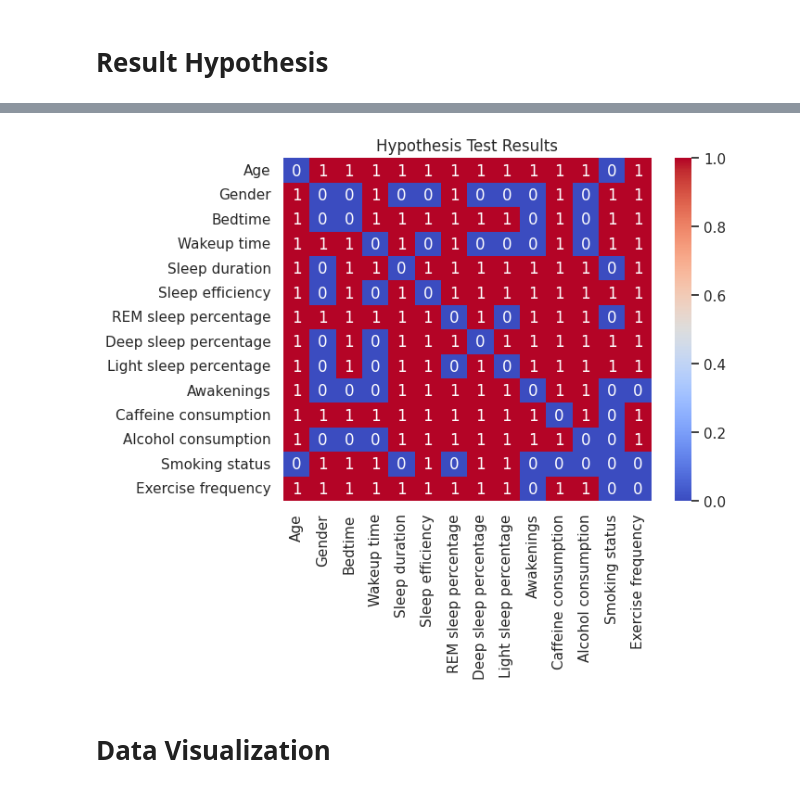
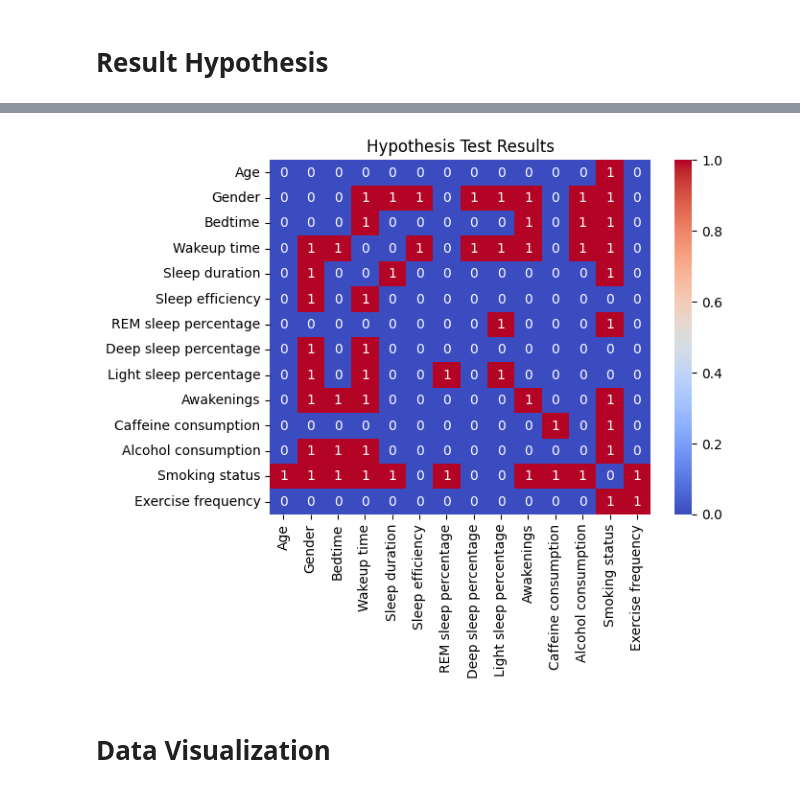
Before and after one commit to GDharan10/Dataset7_SleepEfficiency_KMeans, a Jupyter notebook: Sleep_Efficiency_dataset.ipynb, the cells around one changed output, grey strips where cells are left out. Drawn from its saved outputs; the diff is of its cells as text; code cells hidden in the pictures.

```diff
--- a/Sleep_Efficiency_dataset.ipynb
+++ b/Sleep_Efficiency_dataset.ipynb
@@ -134,10 +136,9 @@ def hypothesisTesting(continuous_columns = [], category_columns = [], sampling_r
       for i in range(40):
         sample=np.random.choice(population,samplesize)
         sample_mean.append(sample.mean())
-      samples_mean = np.mean(sample_mean)
       oneContinesColumn_result[column] = {
-                                          "Population Mean": population_mean.round(3),
-                                          "Sample Means": samples_mean.round(3)
+                                          "Population Mean": population_mean,
+                                          "Sample Means": {np.mean(sample_mean)}
                                           }
 
   #1-Tailed Test
@@ -155,17 +156,21 @@ def hypothesisTesting(continuous_columns = [], category_columns = [], sampling_r
           H0_rejected += 1
 
       if H0_accepted > H0_rejected:
-        oneContinesColumn_result[column].update( {
+          oneContinesColumn_result[column].update( {
                                             "H0_accepted": H0_accepted,
                                             "H0_rejected": H0_rejected,
-                                            "Conclusion": "H0 is accepted. There is no significant effect"
+                                            "Conclusion": "H0 is accepted, Ha is rejected, There is no significant effect"
                                           } )
+          hypothesis_df[column][column] = "There is a relationship"
+
       else:
           oneContinesColumn_result[column].update( {
                                               "H0_accepted": H0_accepted,
                                               "H0_rejected": H0_rejected,
-                                              "Conclusion": "H0 is rejected. There is a significant effect"
+                                              "Conclusion": "H0 is rejected, Ha is accepted, There is a significant effect"
                                               } )
+          hypothesis_df[column][column] = "There is no relationship"
+
 
   #2-Tailed Test
   for i in range(len(continuous_columns) - 1):
@@ -184,12 +189,12 @@ def hypothesisTesting(continuous_columns = [], category_columns = [], sampling_r
 
         if H0_accepted > H0_rejected:
           #H0 is accepted, Ha is rejected, There is no significant effect. "H0_accepted": H0_accepted, "H0_rejected": H0_rejected
-          hypothesis_df[column_1][column_2] = "H0 is accepted"
-          hypothesis_df[column_2][column_1] = "H0 is accepted"
+          hypothesis_df[column_1][column_2] = "There is a relationship"
+          hypothesis_df[column_2][column_1] = "There is a relationship"
         else:
           #H0 is rejected, Ha is accepted, There is a significant effect. "H0_accepted": H0_accepted, "H0_rejected": H0_rejected
-            hypothesis_df[column_1][column_2] = "H0 is rejected"
-            hypothesis_df[column_2][column_1] = "H0 is rejected"
+            hypothesis_df[column_1][column_2] = "There is no relationship"
+            hypothesis_df[column_2][column_1] = "There is no relationship"
 
   #Chi-Square Test
   if category_columns:
@@ -202,12 +207,12 @@ def hypothesisTesting(continuous_columns = [], category_columns = [], sampling_r
 
             if p_value > 0.05:
                 # H0 is accepted, There is no relationship between two columns we're comparing
-                hypothesis_df[column_1][column_2] = "H0 is accepted"
-                hypothesis_df[column_2][column_1] = "H0 is accepted"
+                hypothesis_df[column_1][column_2] = "There is no relationship"
+                hypothesis_df[column_2][column_1] = "There is no relationship"
             else:
                 # H0 is rejected, There is a relationship between two columns we're comparing
-                hypothesis_df[column_1][column_2] = "H0 is rejected"
-                hypothesis_df[column_2][column_1] = "H0 is rejected"
+                hypothesis_df[column_1][column_2] = "There is a relationship"
+                hypothesis_df[column_2][column_1] = "There is a relationship"
 
   #ANOVA
   if continuous_columns and category_columns:
@@ -220,13 +225,13 @@ def hypothesisTesting(continuous_columns = [], category_columns = [], sampling_r
 
         f_value, p_value = stats.f_oneway(*[data[i] for i in group])
         if p_value > 0.05:
-            # H0 is accepted, There is no relationship between two columns we're comparing
-            hypothesis_df[category_column][continuous_column] = "H0 is accepted"
-            hypothesis_df[continuous_column][category_column] = "H0 is accepted"
+            # H0 is accepted, There is a relationship between two columns we're comparing
+            hypothesis_df[category_column][continuous_column] = "There is a relationship"
+            hypothesis_df[continuous_column][category_column] = "There is a relationship"
         else:
-            # H0 is rejected, There is a relationship between two columns we're comparing
-            hypothesis_df[category_column][continuous_column] = "H0 is rejected"
-            hypothesis_df[continuous_column][category_column] = "H0 is rejected"
+            # H0 is rejected, There is no relationship between two columns we're comparing
+            hypothesis_df[category_column][continuous_column] = "There is no relationship"
+            hypothesis_df[continuous_column][category_column] = "There is no relationship"
 
   return oneContinesColumn_result, hypothesis_df
 # %% [markdown]
@@ -263,10 +267,10 @@ ContinesColumn_result_df
 # %%
 # Create a heatmap
-sns.heatmap(comperativeColumn_result == 'H0 is rejected', annot=True, cmap='coolwarm')
+sns.heatmap(comperativeColumn_result == 'There is a relationship', annot=True, cmap='coolwarm')
 plt.title('Hypothesis Test Results')
 plt.show()
 # %% [output]
-[figure, old version]
+[figure, new version]
 # %% [markdown]
 # **Data Visualization**
 # %%
```
Also changed, not shown: parts of 7 cells of this notebook.
